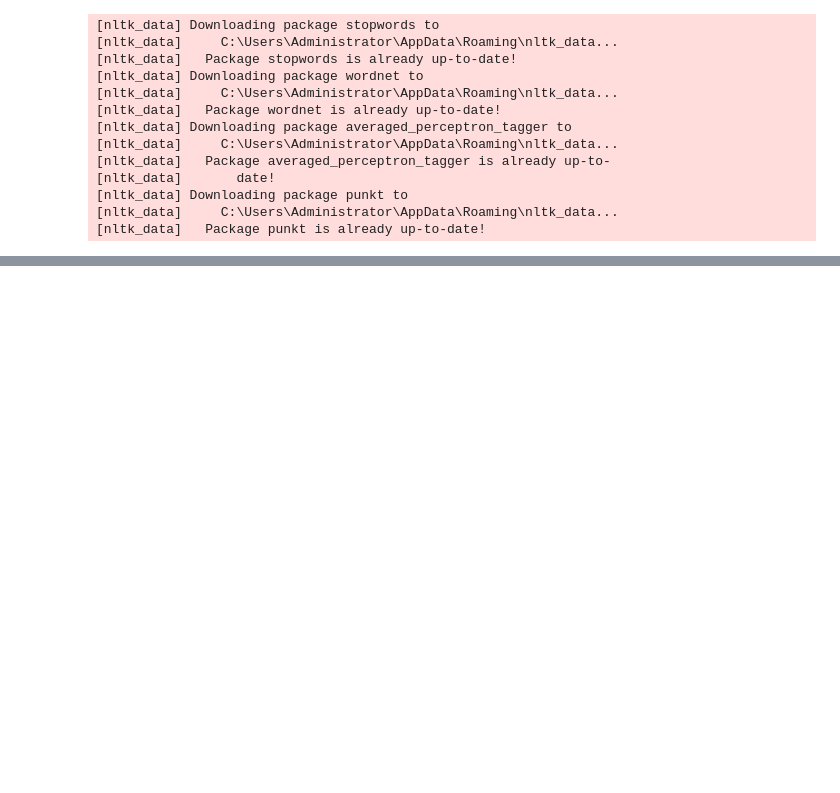
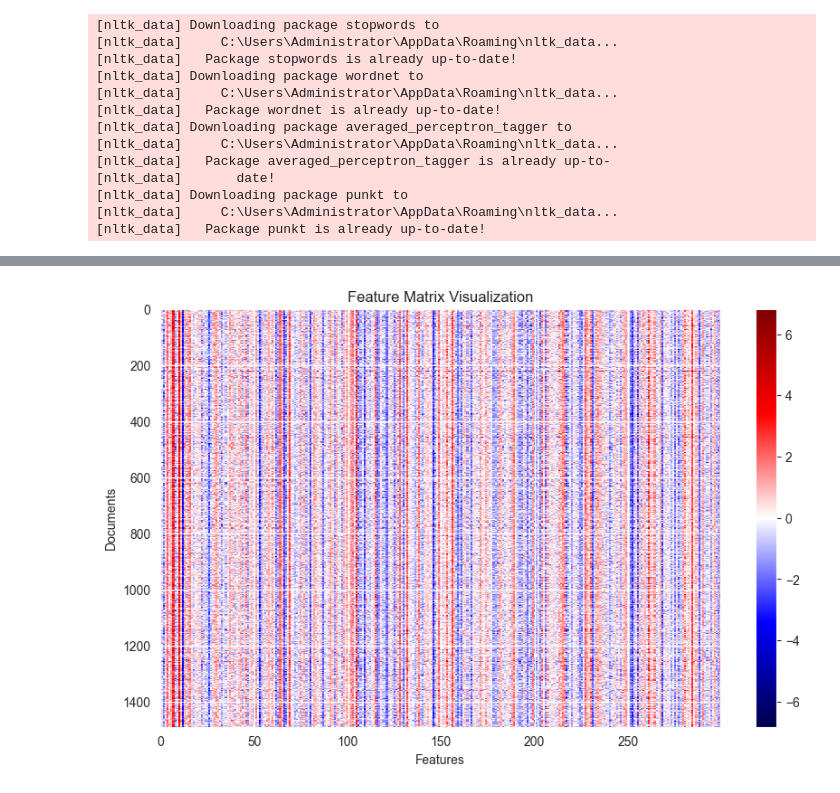
Before and after one commit to scihhl/BBC-news-classification, a Jupyter notebook: text_handle.ipynb, the cells around one changed output, grey strips where cells are left out. Cells and saved outputs as stored; diff of their text form; code cells hidden in the pictures; blank space fills up the shorter version.

```diff
--- a/text_handle.ipynb
+++ b/text_handle.ipynb
@@ -419,0 +537,8 @@ Next, I would follow the guidance to
+# %%
+embedding_extractor = EmbeddingFeatureExtractor(cleaner)
+embedding_features = embedding_extractor.extract_features()
+embedding_extractor.visualize_features(embedding_features)
+# Because the number of column has been 300, I temporarily not execute the following selection of feature process.
+# selected_features_embedding = embedding_extractor.feature_selection(cleaner.train_data['Category'])
+# %% [output]
+[figure, added]
```
Also changed, not shown: parts of 26 cells of this notebook, 1 other file.
